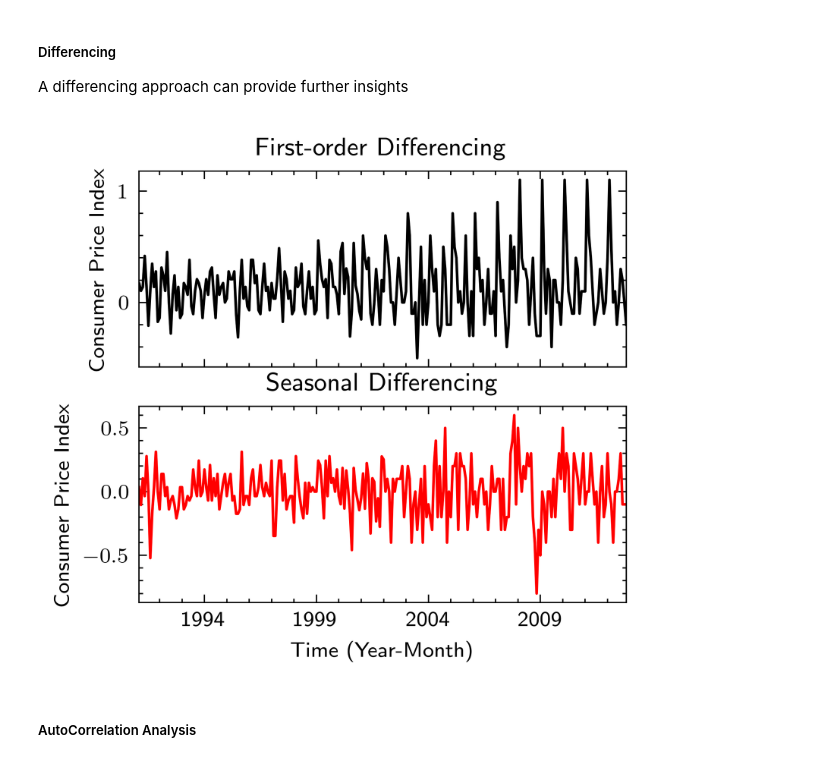
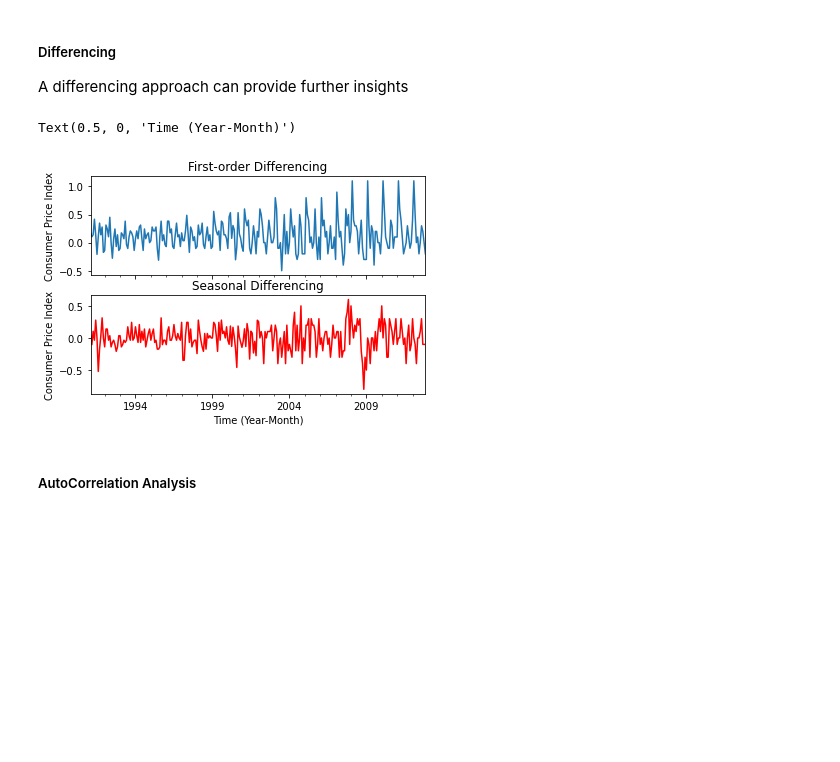
Before and after one commit to pncps99/astp2022, a Jupyter notebook: code.ipynb, the cells around one changed output. Drawn from its saved outputs; the diff is of its cells as text; code cells hidden in the pictures; blank space fills up the shorter version.

```diff
--- a/code.ipynb
+++ b/code.ipynb
@@ -423,28 +451,30 @@ ax.set_xlabel('Time (Year-Month)')
 ##### Differencing
 A differencing approach can provide further insights
 # %%
-with plt.style.context(['science','ieee']):
+#with plt.style.context(['science','ieee']):
 
-    fig, (ax1, ax2) = plt.subplots(2, figsize=(3.3,3), sharex=True)
+#fig, (ax1, ax2) = plt.subplots(2, figsize=(3.3,3), sharex=True)
+fig, (ax1, ax2) = plt.subplots(2, sharex=True)
 
-    # First-order differencing
-    ts_diff_1 = ts_train.diff().dropna()
-    ts_diff_1.name="First-order Differencing"
-    ax1.set_title(ts_diff_1.name)
-    ts_diff_1.plot(ax=ax1)
-    ax1.set_ylabel('Consumer Price Index')
+# First-order differencing
+ts_diff_1 = ts_train.diff().dropna()
+ts_diff_1.name="First-order Differencing"
+ax1.set_title(ts_diff_1.name)
+ts_diff_1.plot(ax=ax1)
+ax1.set_ylabel('Consumer Price Index')
 
-    # Seasonal differencing
-    ts_diff_2 = ts_diff_1.diff(12).dropna()
-    ts_diff_2.name="Seasonal Differencing"
-    ax2.set_title(ts_diff_2.name)
-    ts_diff_2.plot(ax=ax2, color='r')
-    ax2.set_ylabel('Consumer Price Index')
-    ax2.set_xlabel('Time (Year-Month)')
+# Seasonal differencing
+ts_diff_2 = ts_diff_1.diff(12).dropna()
+ts_diff_2.name="Seasonal Differencing"
+ax2.set_title(ts_diff_2.name)
+ts_diff_2.plot(ax=ax2, color='r')
+ax2.set_ylabel('Consumer Price Index')
+ax2.set_xlabel('Time (Year-Month)')
 
-    #plt.savefig('figs/differencing.pdf')
+#plt.savefig('figs/differencing.pdf')
 # %% [output]
+Text(0.5, 0, 'Time (Year-Month)')
-[figure, old version]
+[figure, new version]
 # %% [markdown]
 ##### AutoCorrelation Analysis
 # %%
```
Also changed, not shown: parts of 12 cells of this notebook, 4 other files.
